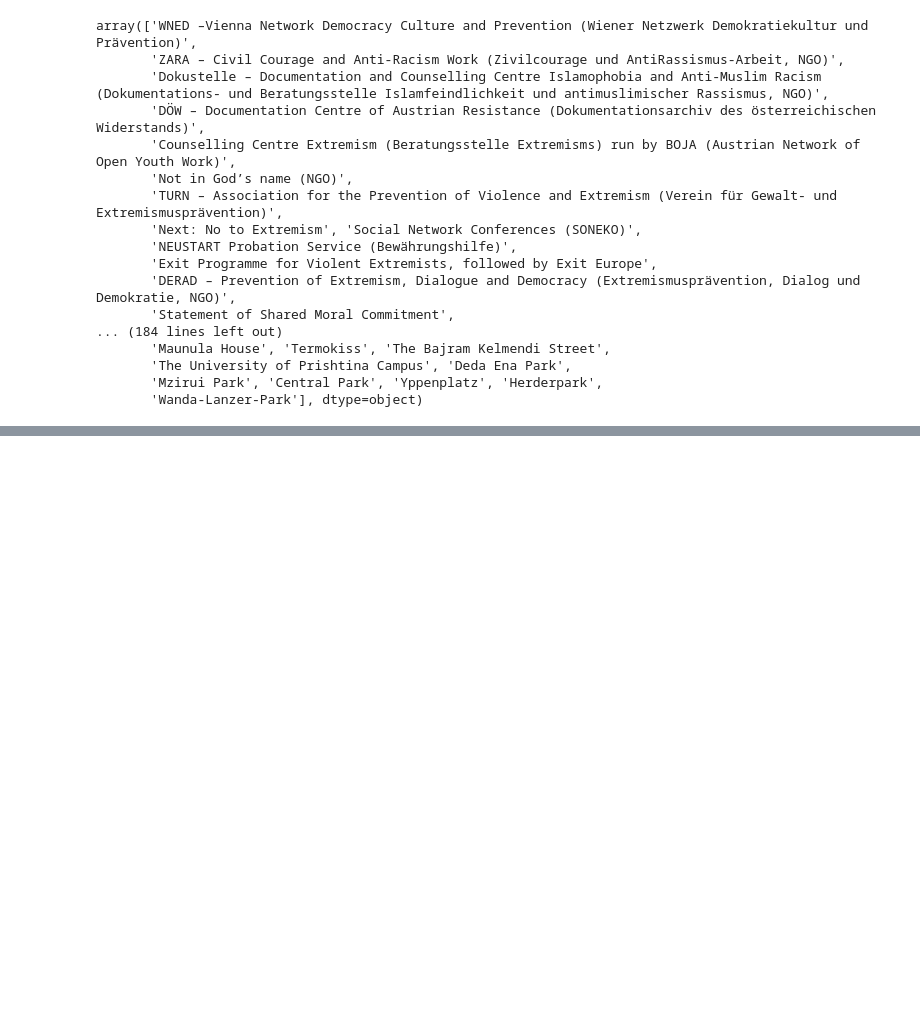
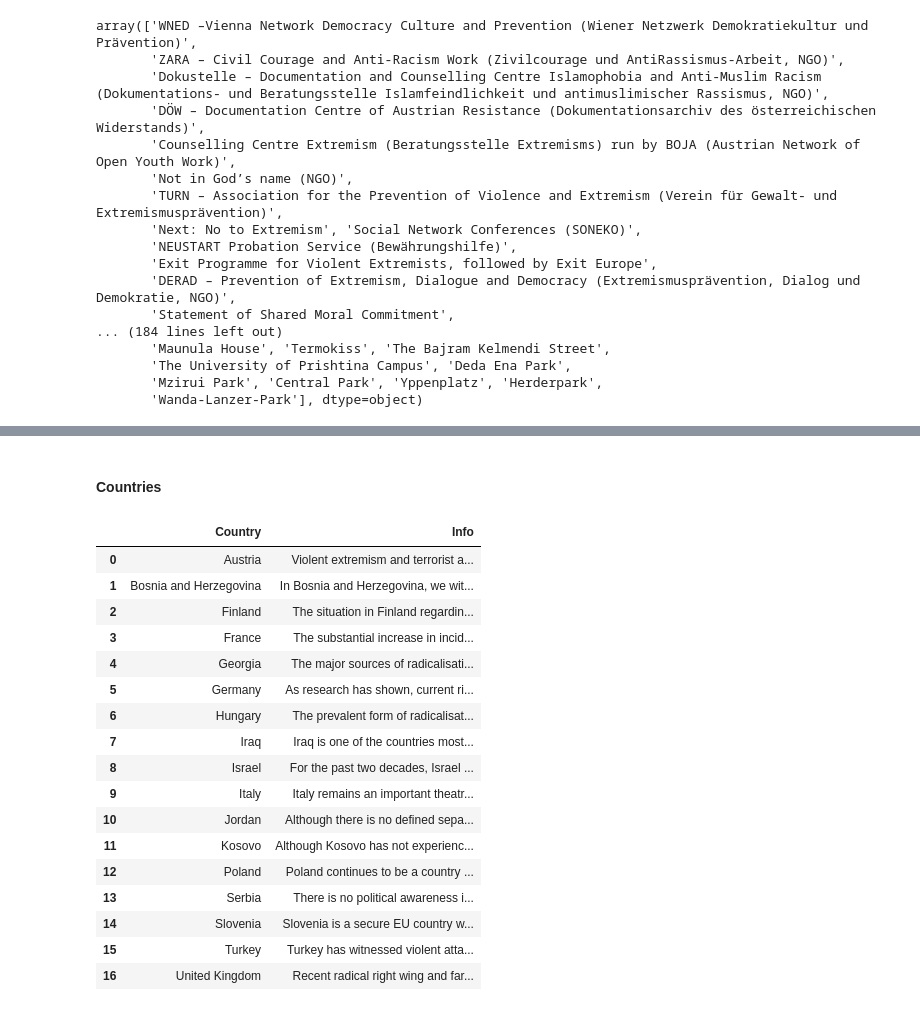
Before and after one commit to cankadir/Radical_Project, a Jupyter notebook: PY/240101_AR_TranslationsCombine.ipynb, the cells around one changed output, grey strips where cells are left out. Saved outputs shown, nothing was run; the diff lists cells and outputs as text; code cells hidden in the pictures; blank space fills up the shorter version.

```diff
--- a/PY/240101_AR_TranslationsCombine.ipynb
+++ b/PY/240101_AR_TranslationsCombine.ipynb
@@ -253,0 +302,25 @@ df_ar.to_json( r"C:\Git_Repo\Radical_Project\radmap\radmap\public\data\data_upda
+# %% [markdown]
+#### Countries
+# %%
+countries = r"C:\Git_Repo\Radical_Project\radmap\radmap\public\data\DRad_County.json"
+countries = pd.read_json( countries )
+countries
+# %% [output]
+|  | Country | Info |
+| 0 | Austria | Violent extremism and terrorist a... |
+| 1 | Bosnia and Herzegovina | In Bosnia and Herzegovina, we wit... |
+| 2 | Finland | The situation in Finland regardin... |
+| 3 | France | The substantial increase in incid... |
+| 4 | Georgia | The major sources of radicalisati... |
+| 5 | Germany | As research has shown, current ri... |
+| 6 | Hungary | The prevalent form of radicalisat... |
+| 7 | Iraq | Iraq is one of the countries most... |
+| 8 | Israel | For the past two decades, Israel ... |
+| 9 | Italy | Italy remains an important theatr... |
+| 10 | Jordan | Although there is no defined sepa... |
+| 11 | Kosovo | Although Kosovo has not experienc... |
+| 12 | Poland | Poland continues to be a country ... |
+| 13 | Serbia | There is no political awareness i... |
+| 14 | Slovenia | Slovenia is a secure EU country w... |
+| 15 | Turkey | Turkey has witnessed violent atta... |
+| 16 | United Kingdom | Recent radical right wing and far... |
```
Also changed, not shown: parts of 8 cells of this notebook, 13 other files.
